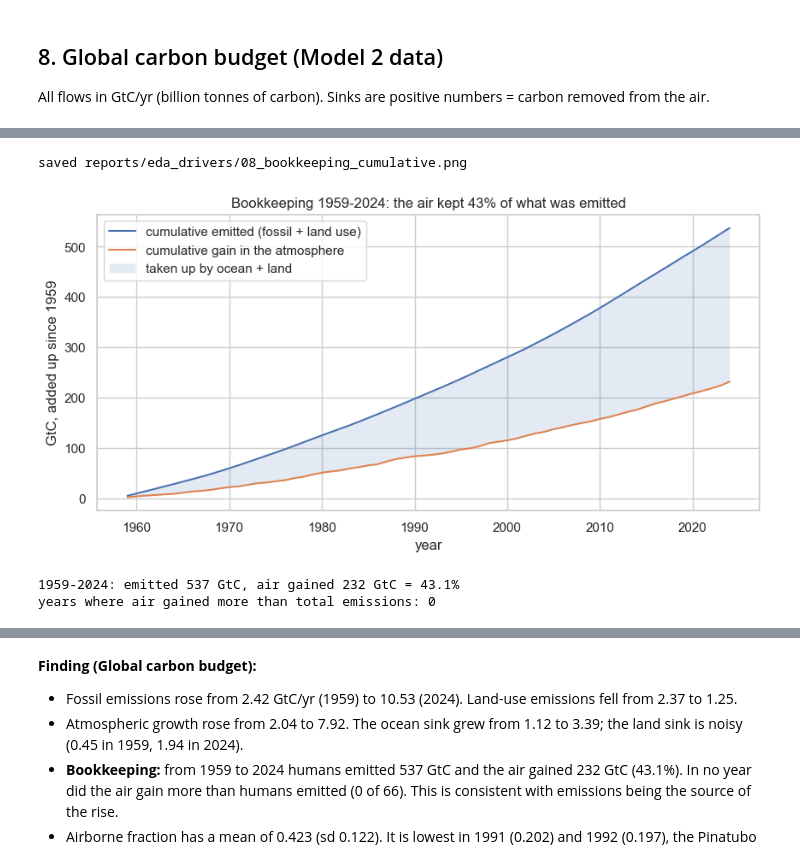
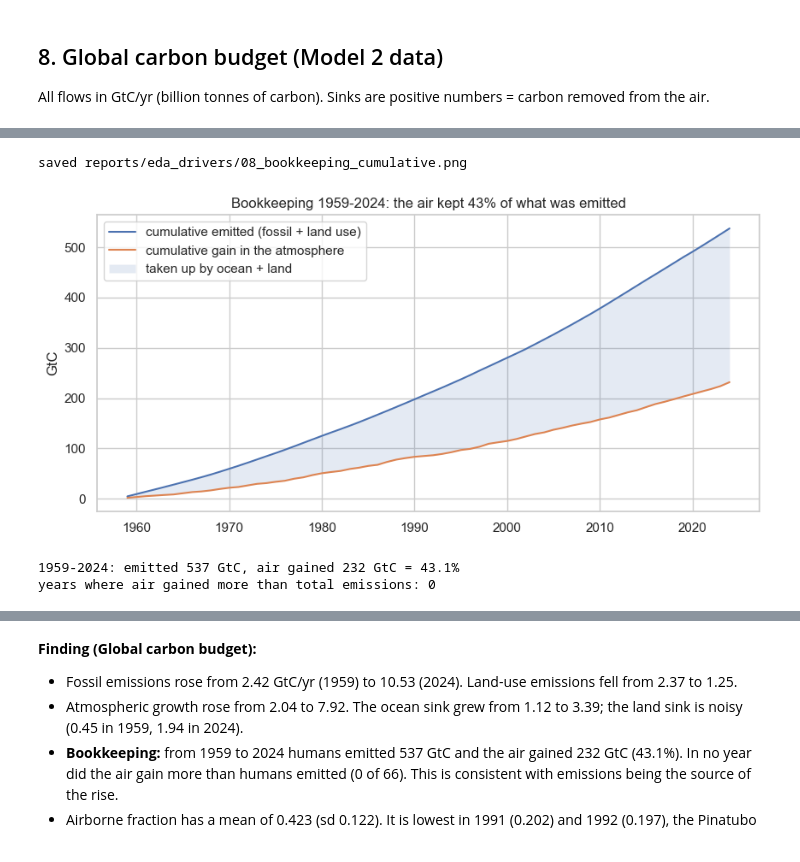
Before and after one commit to Sharanya-0224/Climate-Change-Awareness-Dashboard, a Jupyter notebook: notebooks/N_drivers_eda.ipynb, the cells around one changed output, grey strips where cells are left out. Saved outputs shown, nothing was run; the diff lists cells and outputs as text; code cells hidden in the pictures.

```diff
--- a/notebooks/N_drivers_eda.ipynb
+++ b/notebooks/N_drivers_eda.ipynb
@@ -108,10 +108,7 @@ zero co2 rows: 0
 fig, ax = plt.subplots(figsize=(9, 3.5))
 ax.plot(per_year.index, per_year["countries"], marker=".")
 ax.set_title("Countries (= rows) per year in country_panel")
-ax.set_xlabel("year"); ax.set_ylabel("number of countries in the panel")
+ax.set_xlabel("year"); ax.set_ylabel("countries")
 save(fig, "01_countries_per_year"); plt.show()
-jumps = per_year["countries"].diff()
-print("years where the country count jumps by 10 or more:", jumps[jumps >= 10].astype(int).to_dict())
-print("first year with 164 countries:", int(per_year.index[per_year["countries"] == 164][0]))
 # %% [output]
 saved reports/eda_drivers/01_countries_per_year.png
@@ -167,24 +153,17 @@ Country-level values span several orders of magnitude, so we compare raw and log
 Rows with a value <= 0 cannot be logged and are dropped for the log column only (count printed).
 # %%
 DIST_COLS = ["co2", "population", "gdp_per_capita", "energy_per_capita", "energy_per_gdp", "co2_per_capita"]
-# (unit label, factor applied for PLOTTING only; energy columns are TWh-based in the file -> x 1e9 = kWh)
-UNITS = {"co2": ("Mt CO2 per year", 1), "population": ("people", 1),
-         "gdp_per_capita": ("int-$ (2011 prices) per person", 1),
-         "energy_per_capita": ("kWh per person", 1e9), "energy_per_gdp": ("kWh per int-$", 1e9),
-         "co2_per_capita": ("t CO2 per person", 1)}
 
 fig, axes = plt.subplots(len(DIST_COLS), 2, figsize=(11, 3 * len(DIST_COLS)))
 rows = []
 for i, c in enumerate(DIST_COLS):
-    unit, k = UNITS[c]
-    x = panel[c].dropna() * k          # scaling does not change skewness
+    x = panel[c].dropna()
     pos = x[x > 0]
     lx = np.log10(pos)
     axes[i, 0].hist(x, bins=60, color="tab:blue")
-    axes[i, 0].set_title(f"{c} (raw)"); axes[i, 0].set_xlabel(unit)
+    axes[i, 0].set_title(f"{c} (raw)")
     axes[i, 1].hist(lx, bins=60, color="tab:orange")
-    axes[i, 1].set_title(f"log10 {c}"); axes[i, 1].set_xlabel(f"log10 of {unit}")
-    axes[i, 0].set_ylabel("number of country-years"); axes[i, 1].set_ylabel("number of country-years")
+    axes[i, 1].set_title(f"log10 {c}")
     rows.append({"column": c, "n": len(x), "dropped_for_log(<=0)": len(x) - len(pos),
                  "skew_raw": stats.skew(x), "skew_log10": stats.skew(lx)})
 fig.tight_layout()
@@ -192,11 +171,6 @@ save(fig, "02_distributions_raw_vs_log"); plt.show()
 
 skew = pd.DataFrame(rows).set_index("column")
 print(skew.round(2).to_string())
-ind22 = panel[(panel["country"] == "India") & (panel["year"] == 2022)].iloc[0]
-print("\nIndia 2022 (worked example):")
-for c in DIST_COLS:
-    unit, k = UNITS[c]
-    print(f"  {c}: {ind22[c] * k:,.4g} {unit} -> log10 = {np.log10(ind22[c] * k):.2f}")
 SUMMARY["Skew co2 raw -> log10"] = f"{skew.loc['co2','skew_raw']:.1f} -> {skew.loc['co2','skew_log10']:.2f}"
 # %% [output]
 saved reports/eda_drivers/02_distributions_raw_vs_log.png
@@ -242,17 +197,15 @@ print(y22[y22["country"].isin(LABELS)][["country", "co2", "co2_per_capita", "gdp
 
 fig, axes = plt.subplots(1, 2, figsize=(13, 5))
 for ax, xc in zip(axes, ["gdp_per_capita", "energy_per_capita"]):
-    unit, k = {"gdp_per_capita": ("int-$ (2011 prices) per person", 1), "energy_per_capita": ("kWh per person", 1e9)}[xc]
-    d = y22[(y22[xc] > 0) & (y22["co2_per_capita"] > 0)].copy()
-    d["xplot"] = d[xc] * k             # plotting only; r of logs is unchanged by scaling
-    ax.scatter(d["xplot"], d["co2_per_capita"], s=14, alpha=0.6)
+    d = y22[(y22[xc] > 0) & (y22["co2_per_capita"] > 0)]
+    ax.scatter(d[xc], d["co2_per_capita"], s=14, alpha=0.6)
     for name in LABELS:
         r = d[d["country"] == name]
         if len(r):
-            ax.scatter(r["xplot"], r["co2_per_capita"], s=50, color="red")
-            ax.annotate(name, (r["xplot"].iloc[0], r["co2_per_capita"].iloc[0]), xytext=(5, 5), textcoords="offset points")
+            ax.scatter(r[xc], r["co2_per_capita"], s=50, color="red")
+            ax.annotate(name, (r[xc].iloc[0], r["co2_per_capita"].iloc[0]), xytext=(5, 5), textcoords="offset points")
     ax.set_xscale("log"); ax.set_yscale("log")
-    ax.set_xlabel(f"{xc} ({unit}, log scale)"); ax.set_ylabel("co2_per_capita (t CO2 per person, log scale)")
+    ax.set_xlabel(xc); ax.set_ylabel("co2_per_capita (t/person)")
     r_log = np.corrcoef(np.log10(d[xc]), np.log10(d["co2_per_capita"]))[0, 1]
     ax.set_title(f"2022: {xc} vs co2_per_capita (log r = {r_log:.2f})")
     print(f"{xc}: Pearson r of log10 values in 2022 = {r_log:.3f} (n={len(d)})")
@@ -668,19 +533,19 @@ year
 # %%
 cum_emit = g["total_emissions"].cumsum()
 cum_air = g["atmospheric_growth"].cumsum()
 pct = 100 * cum_air.iloc[-1] / cum_emit.iloc[-1]
 fig, ax = plt.subplots(figsize=(10, 4.5))
 ax.plot(cum_emit, label="cumulative emitted (fossil + land use)")
 ax.plot(cum_air, label="cumulative gain in the atmosphere")
 ax.fill_between(cum_emit.index, cum_air, cum_emit, alpha=0.15, label="taken up by ocean + land")
-ax.set_ylabel("GtC, added up since 1959"); ax.set_xlabel("year"); ax.legend()
+ax.set_ylabel("GtC"); ax.legend()
 ax.set_title(f"Bookkeeping {g.index.min()}-{g.index.max()}: the air kept {pct:.0f}% of what was emitted")
 save(fig, "08_bookkeeping_cumulative"); plt.show()
 print(f"{g.index.min()}-{g.index.max()}: emitted {cum_emit.iloc[-1]:.0f} GtC, air gained {cum_air.iloc[-1]:.0f} GtC = {pct:.1f}%")
 print("years where air gained more than total emissions:", int((g["atmospheric_growth"] > g["total_emissions"]).sum()))
 SUMMARY["Cumulative emitted / air gain (GtC)"] = f"{cum_emit.iloc[-1]:.0f} / {cum_air.iloc[-1]:.0f} ({pct:.1f}%)"
 # %% [output]
 saved reports/eda_drivers/08_bookkeeping_cumulative.png
-[figure, old version]
+[figure, new version]
 1959-2024: emitted 537 GtC, air gained 232 GtC = 43.1%
 years where air gained more than total emissions: 0
```
Also changed, not shown: parts of 24 cells of this notebook.
